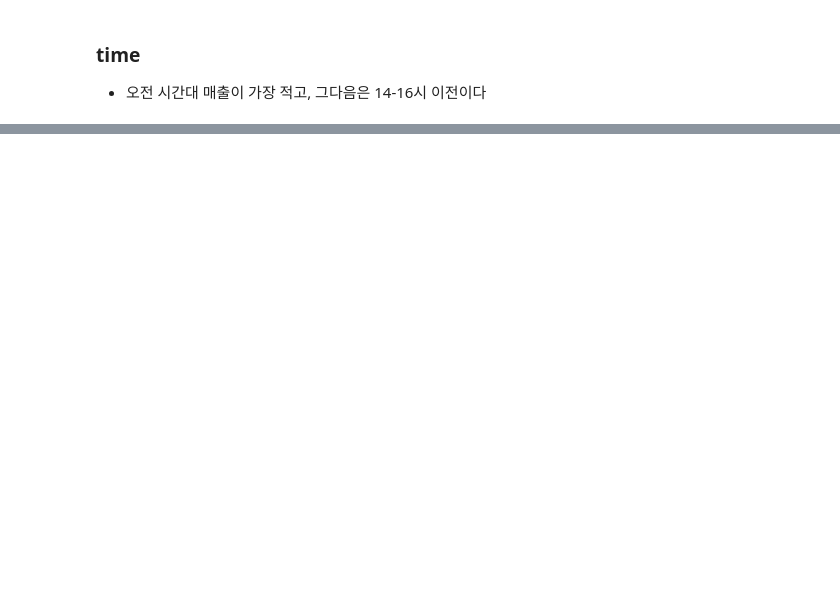
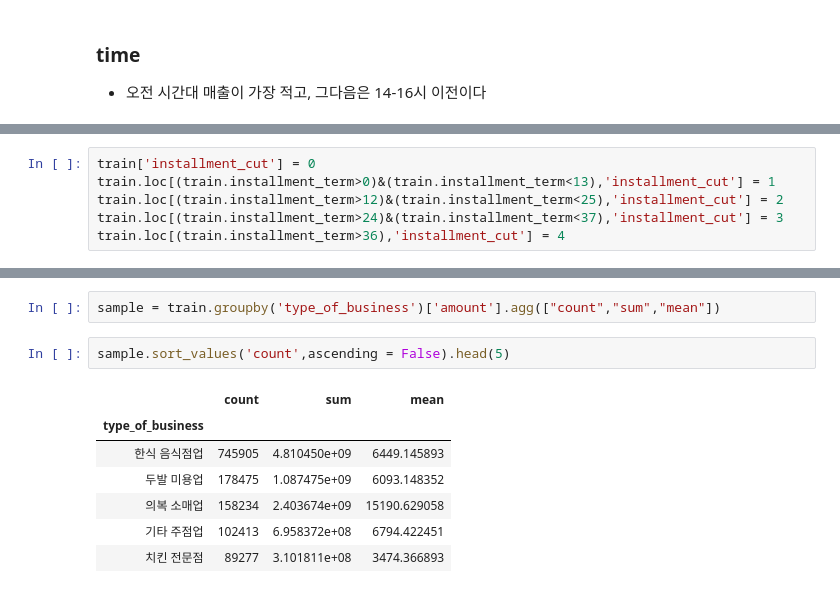
Before and after one commit to bbiyongel/Dacon_funda, a Jupyter notebook: EDA.ipynb, the cells around one changed output, grey strips where cells are left out. Saved outputs shown, nothing was run; the diff lists cells and outputs as text; blank space fills up the shorter version.

```diff
--- a/EDA.ipynb
+++ b/EDA.ipynb
@@ -78,0 +82,6 @@ plt.show()
+# %%
+train['installment_cut'] = 0
+train.loc[(train.installment_term>0)&(train.installment_term<13),'installment_cut'] = 1
+train.loc[(train.installment_term>12)&(train.installment_term<25),'installment_cut'] = 2
+train.loc[(train.installment_term>24)&(train.installment_term<37),'installment_cut'] = 3
+train.loc[(train.installment_term>36),'installment_cut'] = 4
@@ -78,0 +102,12 @@ plt.show()
+# %%
+sample = train.groupby('type_of_business')['amount'].agg(["count","sum","mean"])
+# %%
+sample.sort_values('count',ascending = False).head(5)
+# %% [output]
+|  | count | sum | mean |
+| type_of_business |  |  |  |
+| 한식 음식점업 | 745905 | 4.810450e+09 | 6449.145893 |
+| 두발 미용업 | 178475 | 1.087475e+09 | 6093.148352 |
+| 의복 소매업 | 158234 | 2.403674e+09 | 15190.629058 |
+| 기타 주점업 | 102413 | 6.958372e+08 | 6794.422451 |
+| 치킨 전문점 | 89277 | 3.101811e+08 | 3474.366893 |
```
Also changed, not shown: parts of 7 cells of this notebook.
